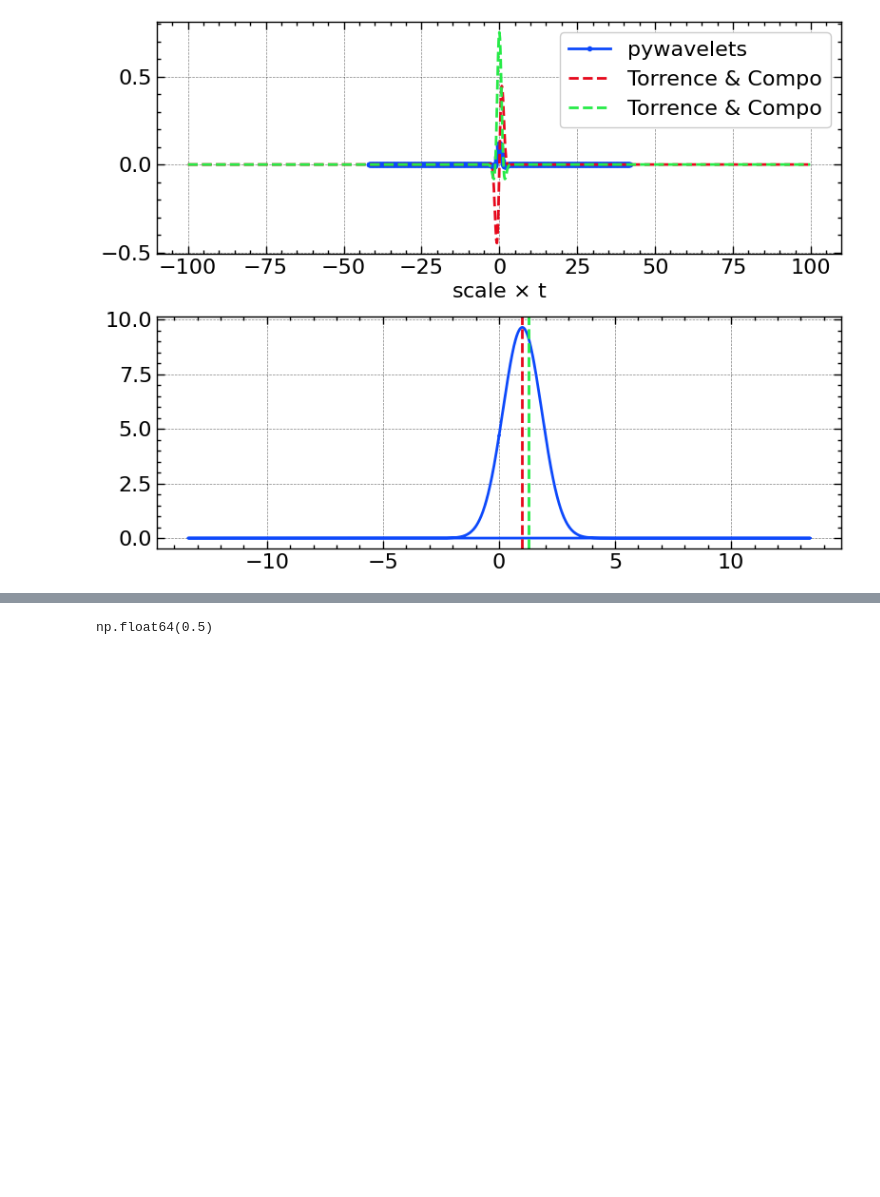
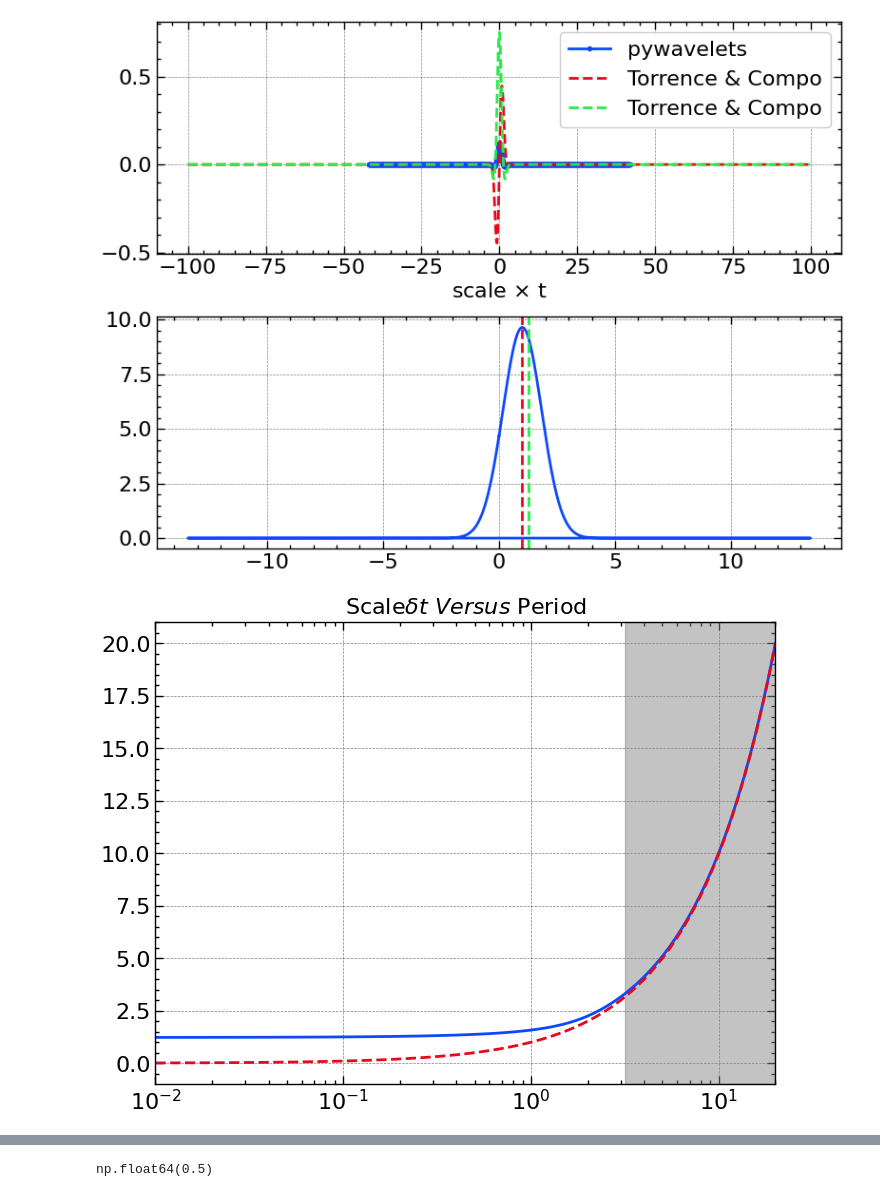
Before and after one commit to jiutongzhao/Time-Series-Data-Analysis, a Jupyter notebook: chap7.ipynb, the cells around one changed output, grey strips where cells are left out. Drawn from its saved outputs; the diff is of its cells as text; code cells hidden in the pictures; blank space fills up the shorter version.

```diff
--- a/chap7.ipynb
+++ b/chap7.ipynb
@@ -53,3 +66,23 @@ cmor0.073-1.0
+# %%
+omega0 = np.geomspace(0.01, 20, 100)
+x0 = np.zeros_like(omega0)
+for idx in range(len(omega0)):
+    x0[idx] = brentq(transcendental_eq, np.sqrt(1.5), (np.sqrt(omega0[idx] ** 2 + 2) + omega0[idx]) / 1, args=(omega0[idx],), xtol = 1e-12)
+
+plt.close()
+ax1 = plt.subplot()
+
+ax1.plot(omega0, x0)
+ax1.plot(omega0, omega0)
+
+ax1.axvspan(omega0[(x0 / omega0 < 1.05)][0], omega0[-1], color = '#888888', alpha = 0.5)
+ax1.set_title(r'Scale$\cdot\delta t$ $\mathit{Versus}$ Period')
+ax1.set_xscale('log')
+ax1.autoscale(axis = 'x', tight=True)
+
+plt.show()
+# %% [output]
+[figure, added]
 # %%
 import matplotlib.colors
 N = 2 ** 14
```
Also changed, not shown: parts of 2 cells of this notebook, 2 other files.
